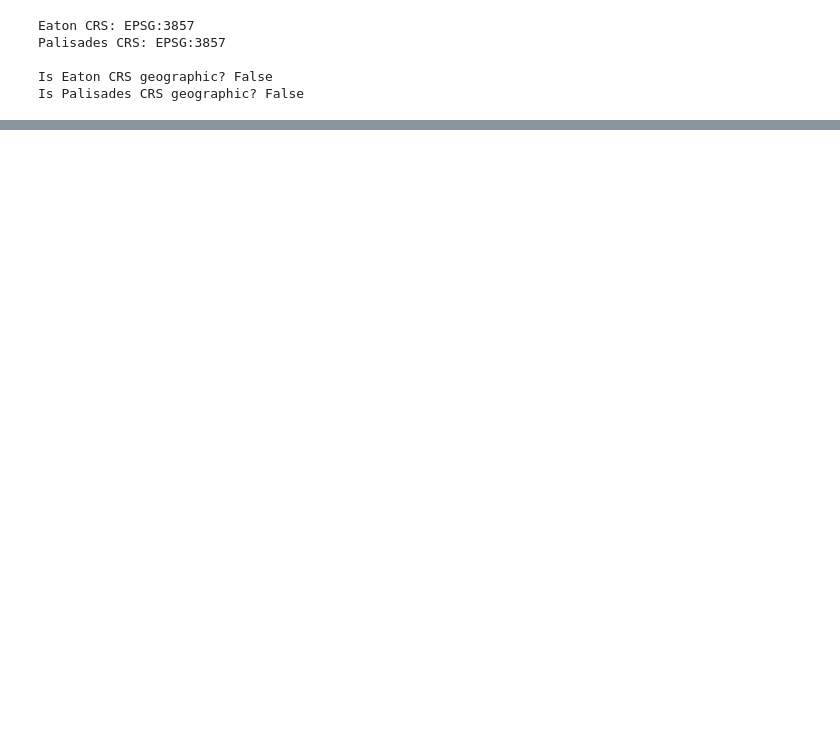
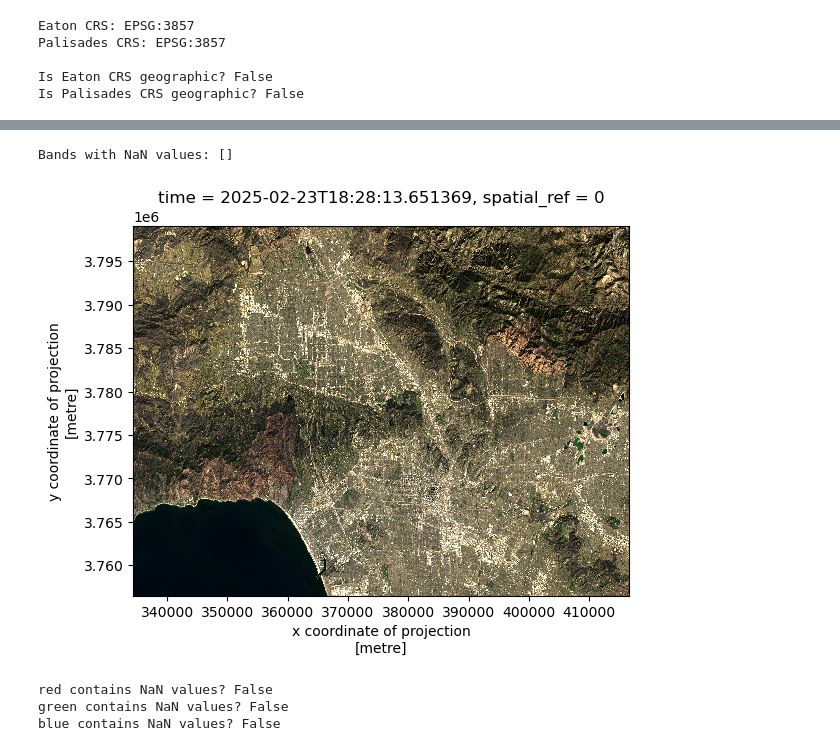
Before and after one commit to Awoo56709/eds220-hw4, a Jupyter notebook: Hw4.ipynb, the cells around one changed output, grey strips where cells are left out. Cells and saved outputs as stored; diff of their text form; code cells hidden in the pictures; blank space fills up the shorter version.

```diff
--- a/Hw4.ipynb
+++ b/Hw4.ipynb
@@ -68,0 +134,30 @@ TypeError: Error: c:\Users\joshu\Documents\MEDS\EDS_220\hw4\eds220-hw4\data\land
+# %%
+
+# Identify which bands have nan values using numpy.isnan() and utilize the robust parameter in the plot function
+nan_bands = []
+for band in ['red', 'green', 'blue', 'nir08', 'swir22']:
+    if np.isnan(landsat[band]).any():
+        nan_bands.append(band)
+
+print("Bands with NaN values:", nan_bands)
+
+# use .fillna() to substitude any nan values for 0
+landsat = landsat.fillna(0)
+
+# Re-plot the true color image
+landsat[['red', 'green', 'blue']].to_array().plot.imshow(robust = True)
+plt.show()
+# %% [output]
+Bands with NaN values: []
+[figure, added]
+# %%
+# Specify bands and check for nans
+bands = ["red", "green", "blue"]
+
+for band in bands:
+    has_nan = np.isnan(landsat[band].values).any()
+    print(f"{band} contains NaN values? {has_nan}")
+# %% [output]
+red contains NaN values? False
+green contains NaN values? False
+blue contains NaN values? False
```
Also changed, not shown: parts of 18 cells of this notebook.
